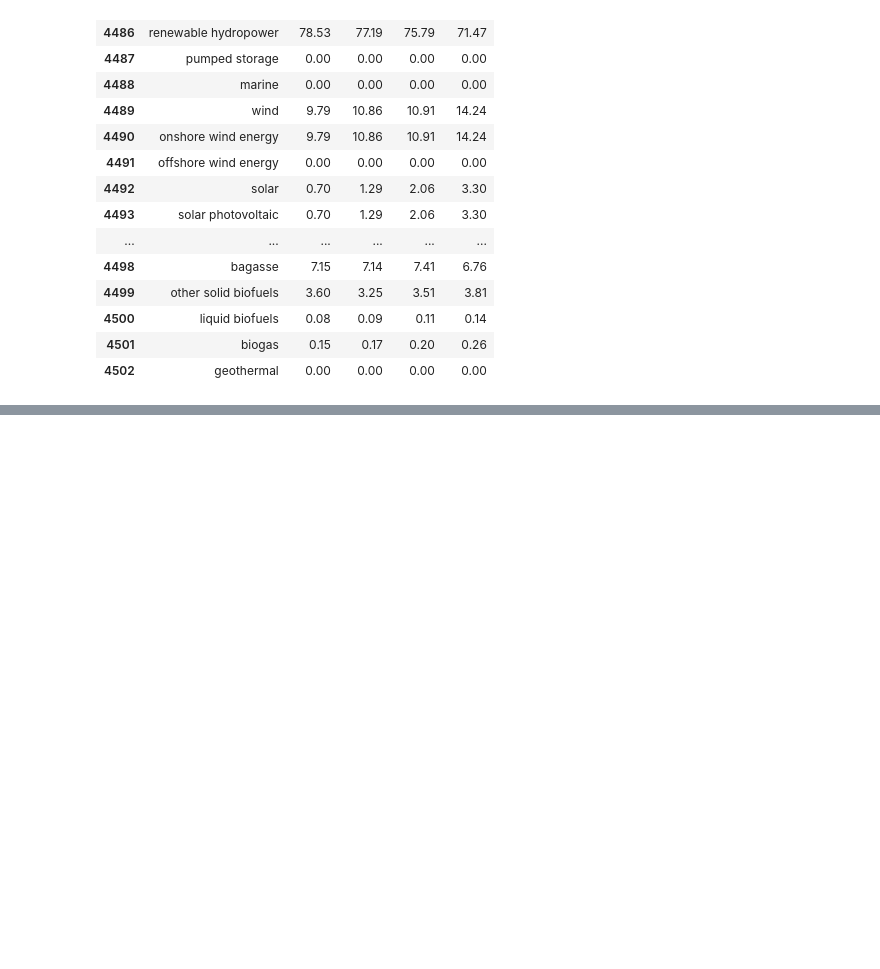
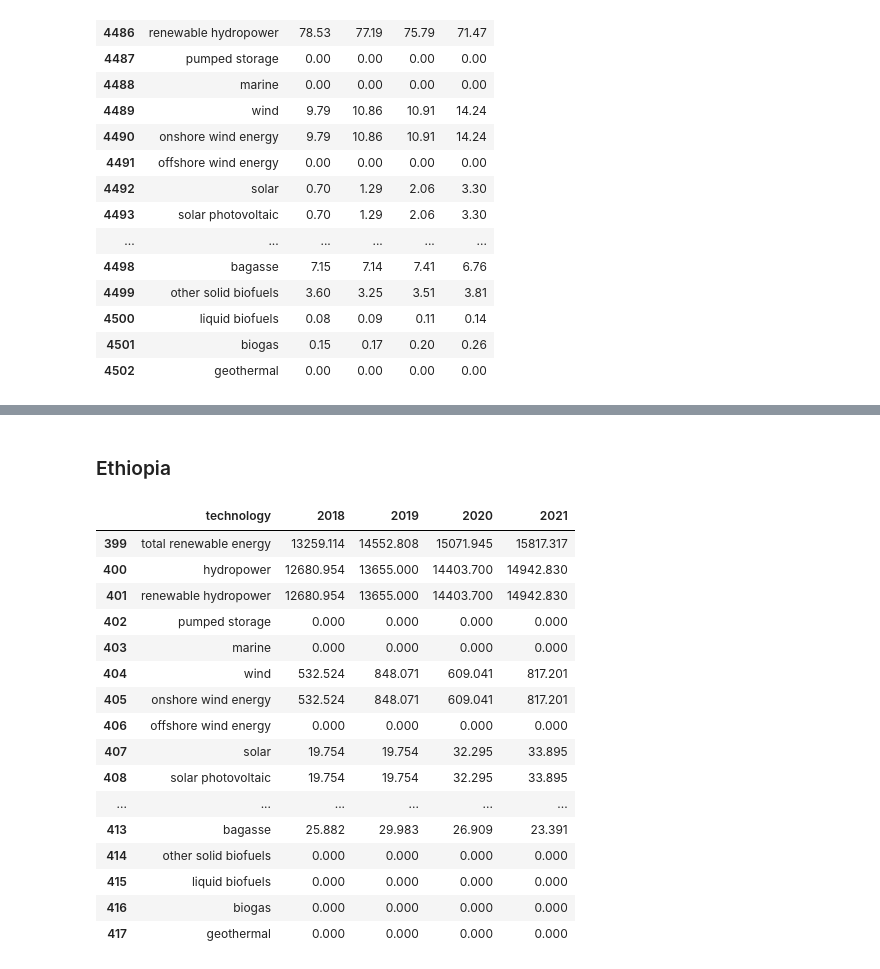
Before and after one commit to Prash1723/Renewable_research, a Jupyter notebook: renewable_insights.ipynb, the cells around one changed output, grey strips where cells are left out. Cells and saved outputs as stored; diff of their text form; code cells hidden in the pictures; blank space fills up the shorter version.

```diff
--- a/renewable_insights.ipynb
+++ b/renewable_insights.ipynb
@@ -344,0 +415,22 @@ country_data(en_df, "brazil")
+# %% [markdown]
+### Ethiopia
+# %%
+country_data(en_df, "ethiopia")
+# %% [output]
+|  | technology | 2018 | 2019 | 2020 | 2021 |
+| 399 | total renewable energy | 13259.114 | 14552.808 | 15071.945 | 15817.317 |
+| 400 | hydropower | 12680.954 | 13655.000 | 14403.700 | 14942.830 |
+| 401 | renewable hydropower | 12680.954 | 13655.000 | 14403.700 | 14942.830 |
+| 402 | pumped storage | 0.000 | 0.000 | 0.000 | 0.000 |
+| 403 | marine | 0.000 | 0.000 | 0.000 | 0.000 |
+| 404 | wind | 532.524 | 848.071 | 609.041 | 817.201 |
+| 405 | onshore wind energy | 532.524 | 848.071 | 609.041 | 817.201 |
+| 406 | offshore wind energy | 0.000 | 0.000 | 0.000 | 0.000 |
+| 407 | solar | 19.754 | 19.754 | 32.295 | 33.895 |
+| 408 | solar photovoltaic | 19.754 | 19.754 | 32.295 | 33.895 |
+| ... | ... | ... | ... | ... | ... |
+| 413 | bagasse | 25.882 | 29.983 | 26.909 | 23.391 |
+| 414 | other solid biofuels | 0.000 | 0.000 | 0.000 | 0.000 |
+| 415 | liquid biofuels | 0.000 | 0.000 | 0.000 | 0.000 |
+| 416 | biogas | 0.000 | 0.000 | 0.000 | 0.000 |
+| 417 | geothermal | 0.000 | 0.000 | 0.000 | 0.000 |
```
Also changed, not shown: parts of 9 cells of this notebook, 1 other file.
